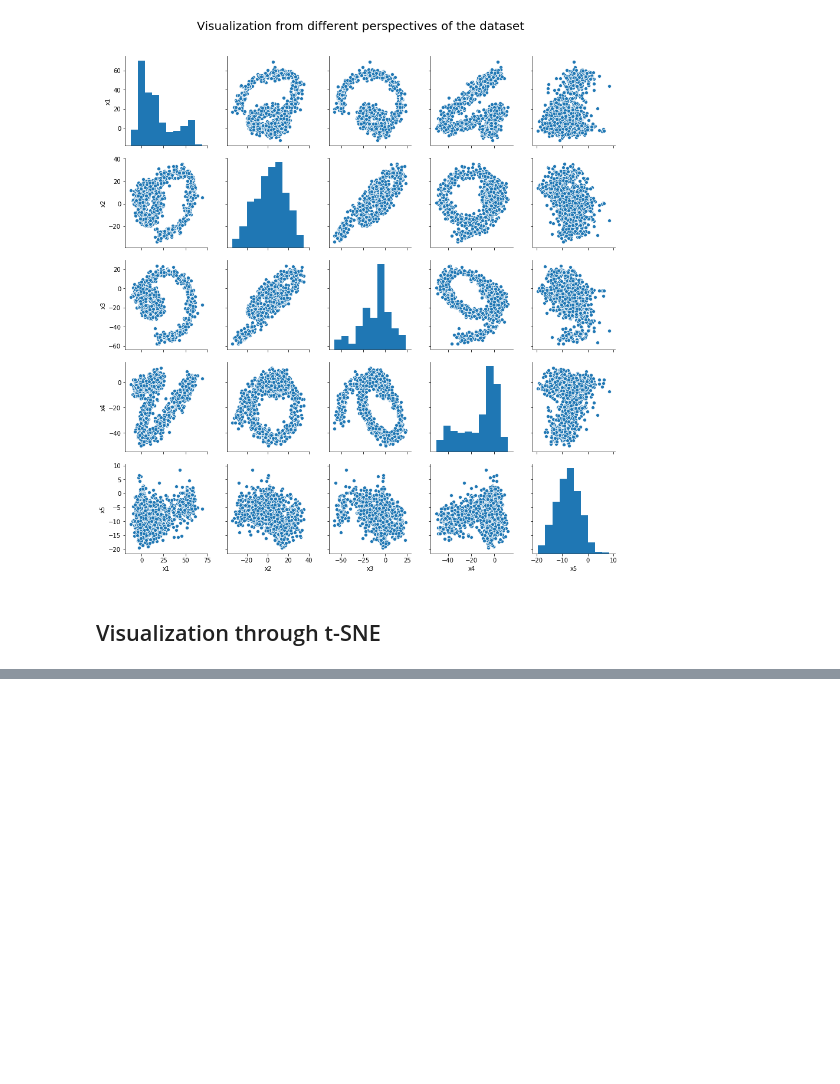
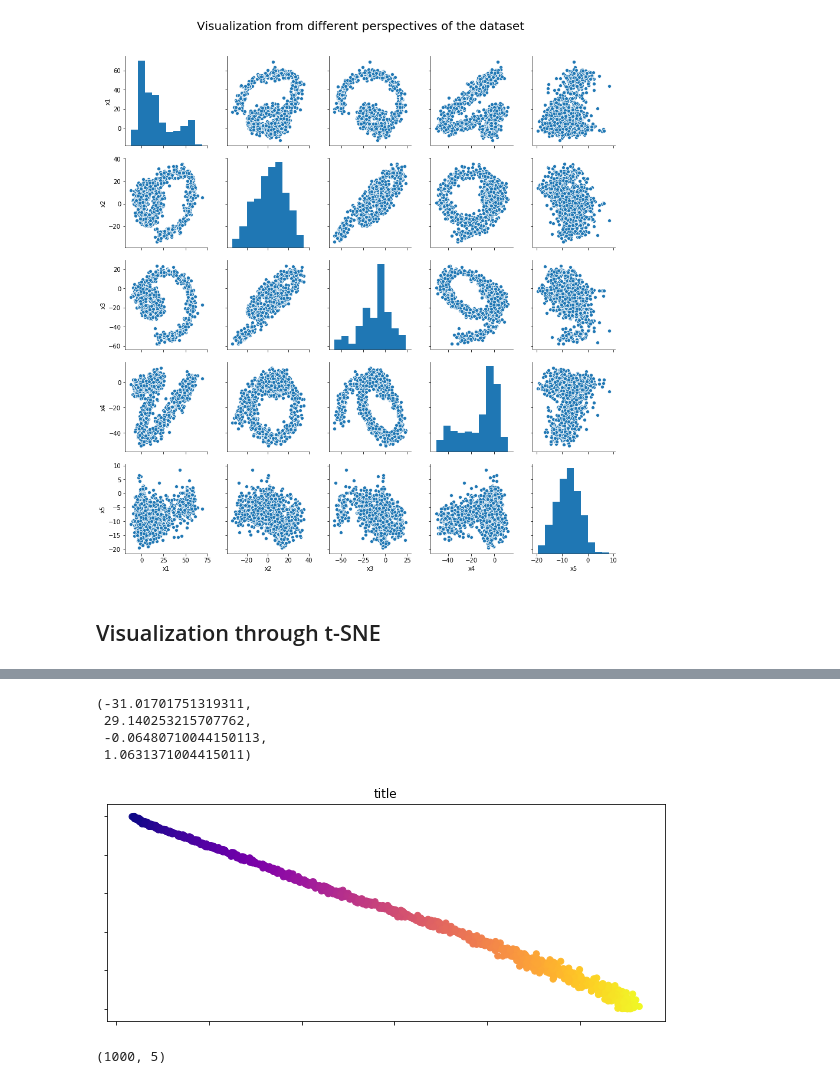
Before and after one commit to nicoladainese96/Data-visualization, a Jupyter notebook: data_visualization.ipynb, the cells around one changed output, grey strips where cells are left out. Drawn from its saved outputs; the diff is of its cells as text; code cells hidden in the pictures; blank space fills up the shorter version.

```diff
--- a/data_visualization.ipynb
+++ b/data_visualization.ipynb
@@ -228,0 +220,30 @@ class TSNE(sklearn.base.BaseEstimator)
+# %%
+from sklearn import manifold
+from matplotlib.ticker import NullFormatter
+
+fig, ax = plt.subplots(1, 1, figsize=(10, 4))
+
+# create a new instance of TSNE class
+tsne = manifold.TSNE(n_components=1, init='random', perplexity = perplexity, n_iter = 5000, learning_rate=100, verbose = 0)
+# apply t_SNE transform to the original dataset X
+Y = tsne.fit_transform(X)
+ax.set_title('title')
+
+# plots the result (works only for 2 components)
+ax.scatter(Y[:,0], color1, c = Y[:,0], cmap = 'plasma')
+
+# removes ticks from axis
+ax.xaxis.set_major_formatter(NullFormatter())
+ax.yaxis.set_major_formatter(NullFormatter())
+ax.axis('tight')
+# %% [output]
+(-31.01701751319311,
+ 29.140253215707762,
+ -0.06480710044150113,
+ 1.0631371004415011)
+[figure, added]
+# %%
+data2 = pd.read_csv('DATA_for_visualization/data_v5_for_t-SNE__R50_e3_n2_nd1000.dat', sep = '\t', header = None)
+data2.shape
+# %% [output]
+(1000, 5)
```
Also changed, not shown: parts of 16 cells of this notebook, 3 other files.
